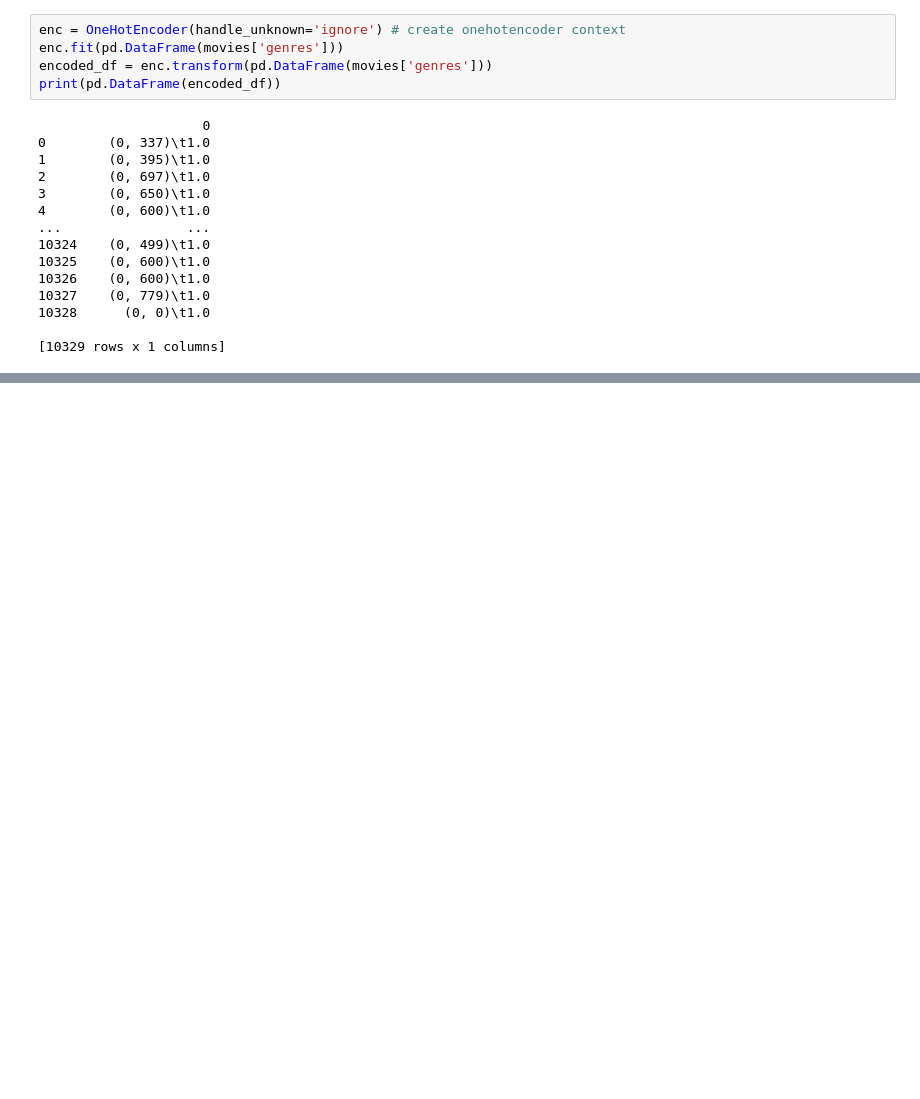
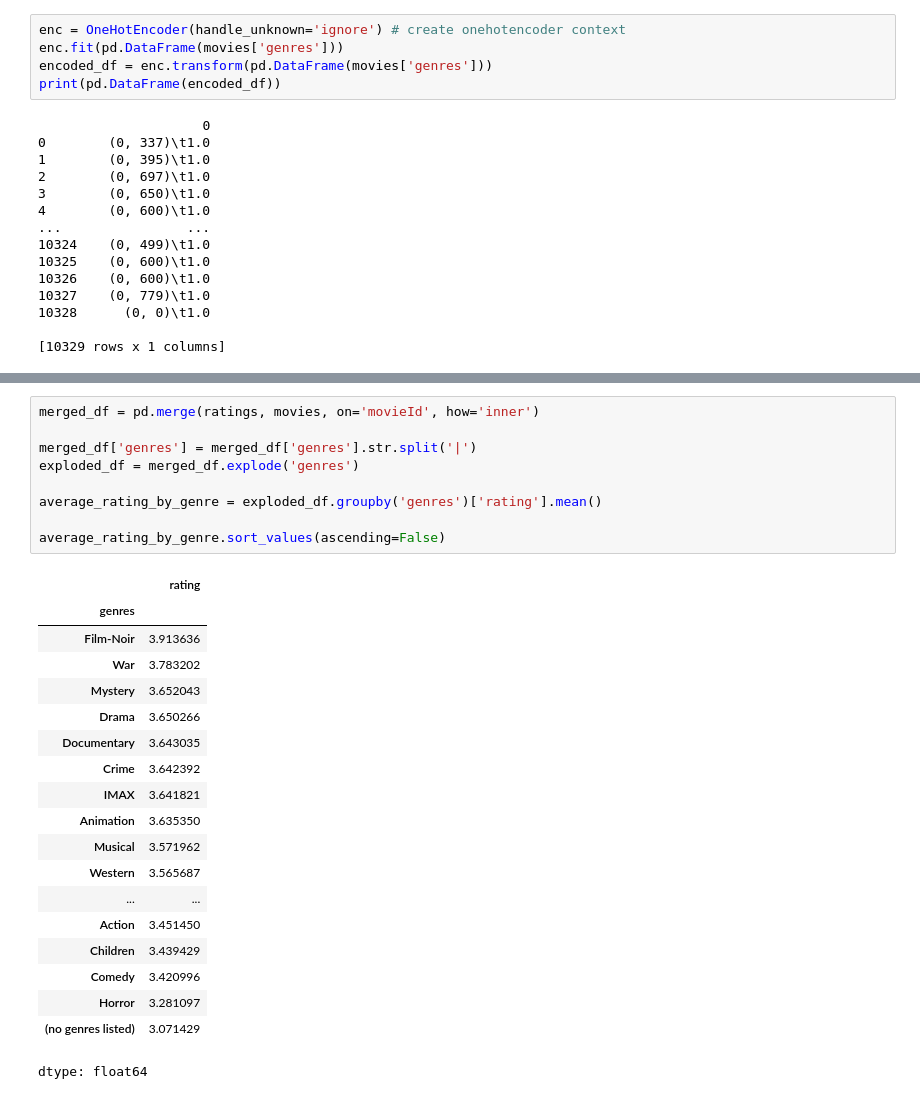
Before and after one commit to thecountrox/datascience_notebooks, a Jupyter notebook: RecommendationSystem.ipynb, the cells around one changed output, grey strips where cells are left out. Saved outputs shown, nothing was run; the diff lists cells and outputs as text; blank space fills up the shorter version.

```diff
--- a/RecommendationSystem.ipynb
+++ b/RecommendationSystem.ipynb
@@ -30,0 +93,29 @@ print(pd.DataFrame(encoded_df))
+# %%
+merged_df = pd.merge(ratings, movies, on='movieId', how='inner')
+
+merged_df['genres'] = merged_df['genres'].str.split('|')
+exploded_df = merged_df.explode('genres')
+
+average_rating_by_genre = exploded_df.groupby('genres')['rating'].mean()
+
+average_rating_by_genre.sort_values(ascending=False)
+# %% [output]
+|  | rating |
+| genres |  |
+| Film-Noir | 3.913636 |
+| War | 3.783202 |
+| Mystery | 3.652043 |
+| Drama | 3.650266 |
+| Documentary | 3.643035 |
+| Crime | 3.642392 |
+| IMAX | 3.641821 |
+| Animation | 3.635350 |
+| Musical | 3.571962 |
+| Western | 3.565687 |
+| ... | ... |
+| Action | 3.451450 |
+| Children | 3.439429 |
+| Comedy | 3.420996 |
+| Horror | 3.281097 |
+| (no genres listed) | 3.071429 |
+dtype: float64
```
Also changed, not shown: parts of 11 cells of this notebook.
